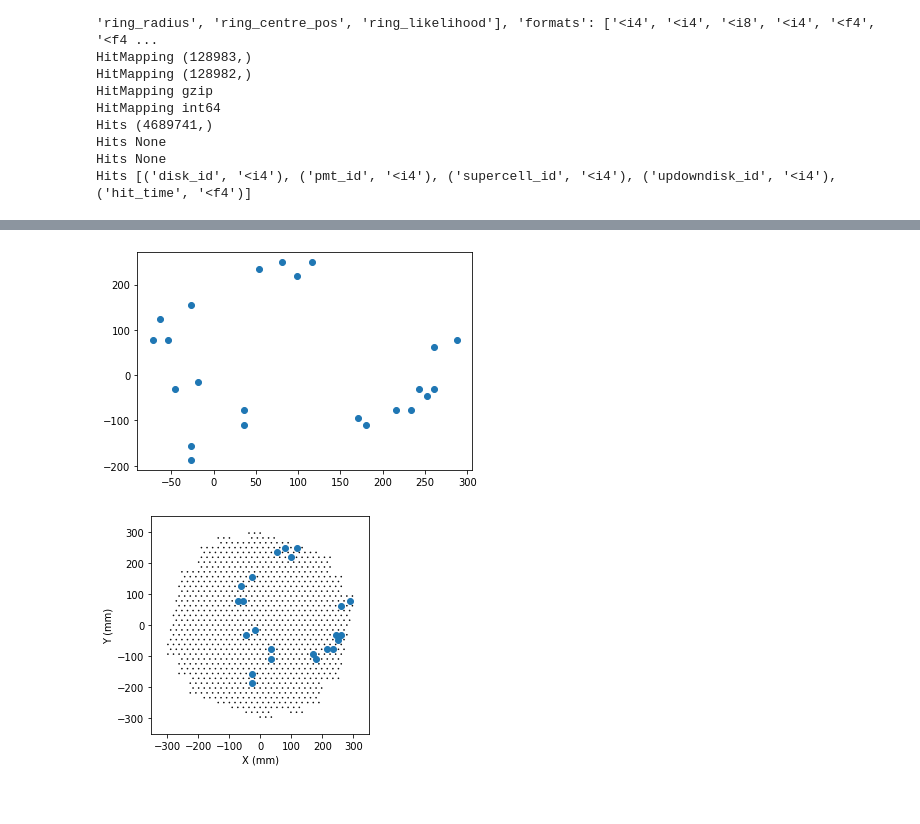
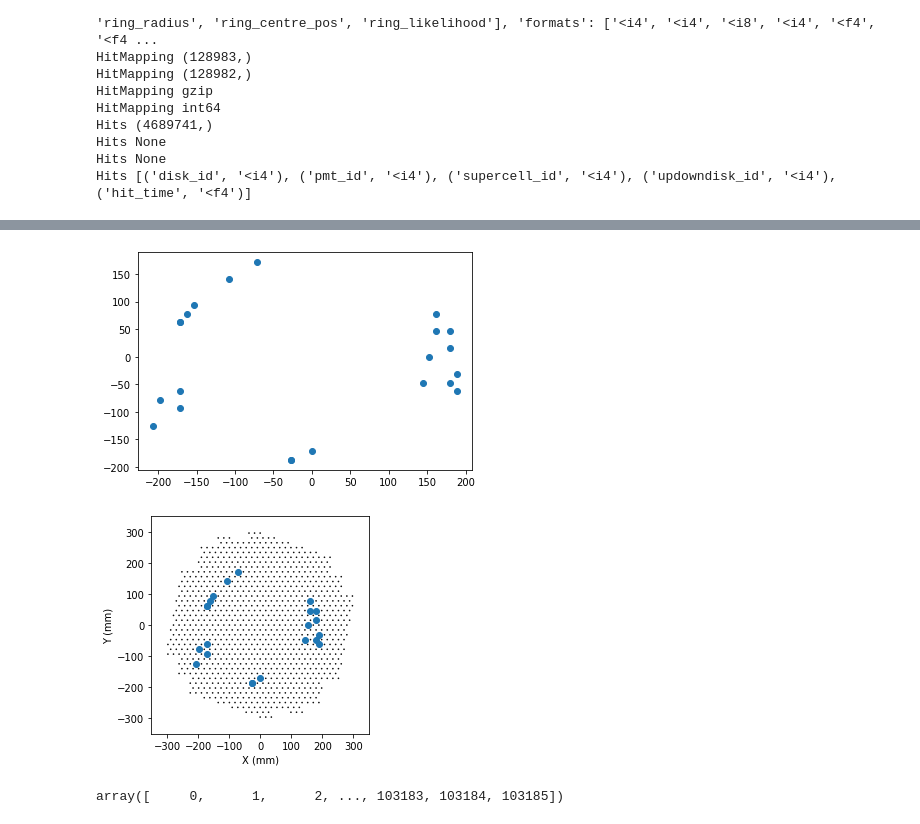
Before and after one commit to TRIUMF-Capstone2022/richai, a Jupyter notebook: notebooks/create_input_data.ipynb, the cells around one changed output, grey strips where cells are left out. Saved outputs shown, nothing was run; the diff lists cells and outputs as text; code cells hidden in the pictures.

Commit message:
Add train test indices

```diff
--- a/notebooks/create_input_data.ipynb
+++ b/notebooks/create_input_data.ipynb
@@ -115,5 +153,5 @@ class RICHDataset(Dataset):
 # %%
-dset = RICHDataset("/data/bvelghe/capstone2022/A/Run008548.EOSlist.CTRL.p.v2.0.4-01_f.v2.0.4-01.h5")
+dset = RICHDataset("/data/bvelghe/capstone2022/A/Run008548.EOSlist.CTRL.p.v2.0.4-01_f.v2.0.4-01.h5", val_split=0.1, test_split=0.1, return_type="tensor")
 # %% [output]
 Events (128982,)
 Events None
@@ -139,9 +190,9 @@ data = dset.get_single_event_input(10)
 # %%
 import matplotlib.pyplot as plt
-plt.scatter(data[:,0], data[:,1])
+plt.scatter(dset[0]["event_pos"][:,0], dset[0]["event_pos"][:,1])
 plt.show()
 # %% [output]
-[figure, old version]
+[figure, new version]
 # %%
 from event_display.plot_event import draw_pmt_pos
 fig = plt.figure()
@@ -152,7 +203,11 @@ ax.set_ylim(-350,350) # mm
 ax.set_xlabel('X (mm)')
 ax.set_ylabel('Y (mm)')
 draw_pmt_pos(ax, dset.get_position_data())
-plt.scatter(data[:,0], data[:,1])
+plt.scatter(dset[0]["event_pos"][:,0], dset[0]["event_pos"][:,1])
 plt.show()
 # %% [output]
-[figure, old version]
+[figure, new version]
+# %%
+dset.train_indices
+# %% [output]
+array([     0,      1,      2, ..., 103183, 103184, 103185])
```
Also changed, not shown: parts of 8 cells of this notebook.
